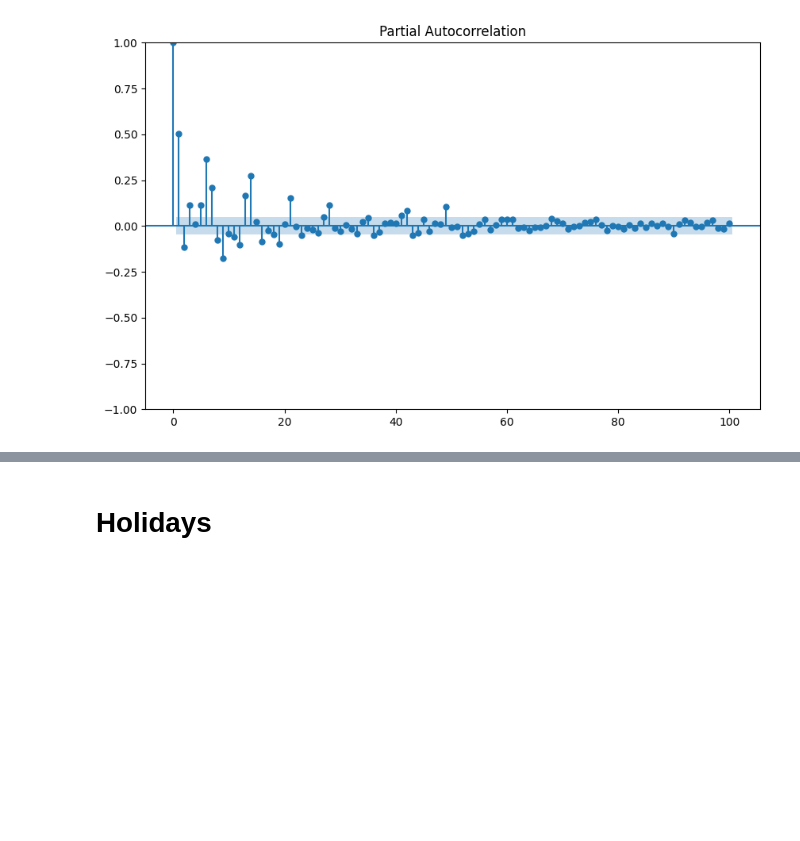
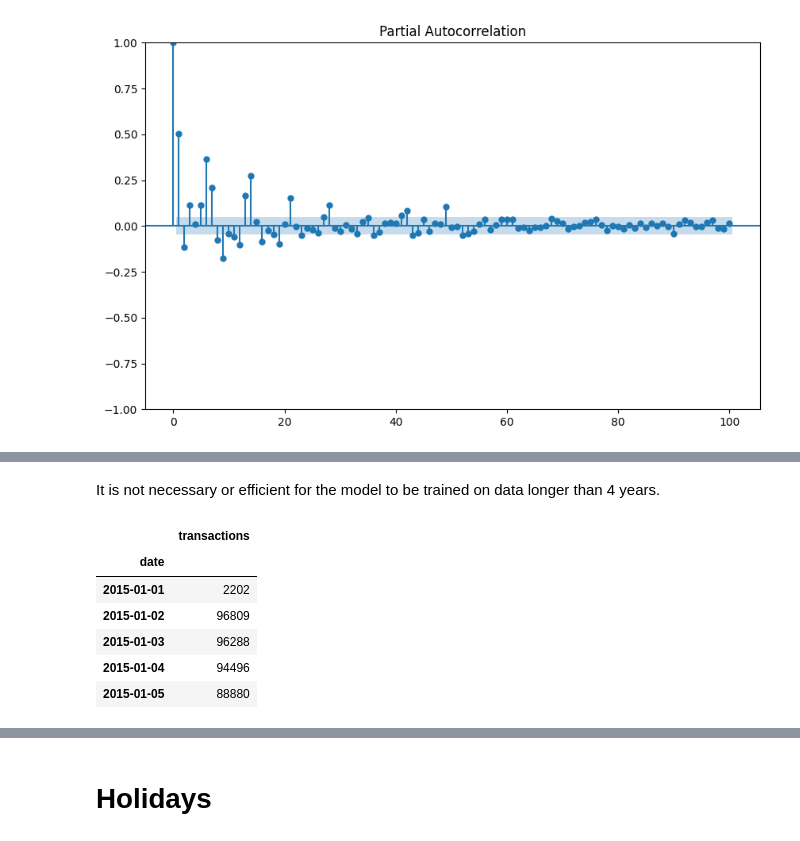
Before and after one commit to InspectorGoole/Sales-Demand-Forecast, a Jupyter notebook: forecast_transctn.ipynb, the cells around one changed output, grey strips where cells are left out. Cells and saved outputs as stored; diff of their text form; code cells hidden in the pictures; blank space fills up the shorter version.

```diff
--- a/forecast_transctn.ipynb
+++ b/forecast_transctn.ipynb
@@ -203,0 +256,13 @@ plt.show()
+# %% [markdown]
+It is not necessary or efficient for the model to be trained on data longer than 4 years.
+# %%
+new_df = daily_trnsc.loc['2015-01-01':'2017-08-15']
+new_df.head()
+# %% [output]
+|  | transactions |
+| date |  |
+| 2015-01-01 | 2202 |
+| 2015-01-02 | 96809 |
+| 2015-01-03 | 96288 |
+| 2015-01-04 | 94496 |
+| 2015-01-05 | 88880 |
```
Also changed, not shown: parts of 16 cells of this notebook.
